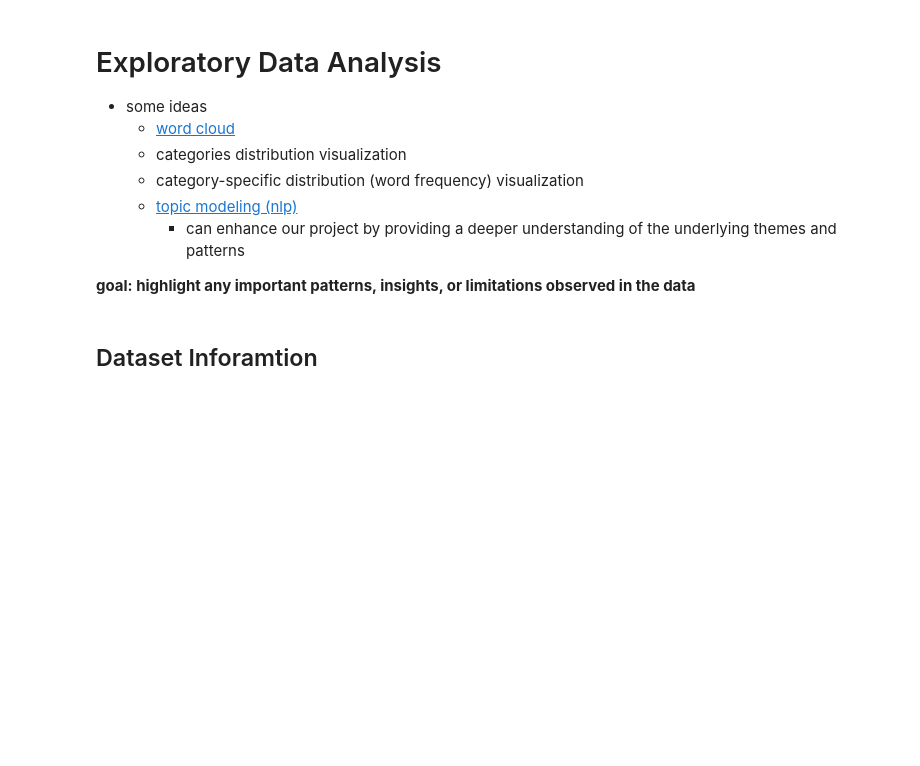
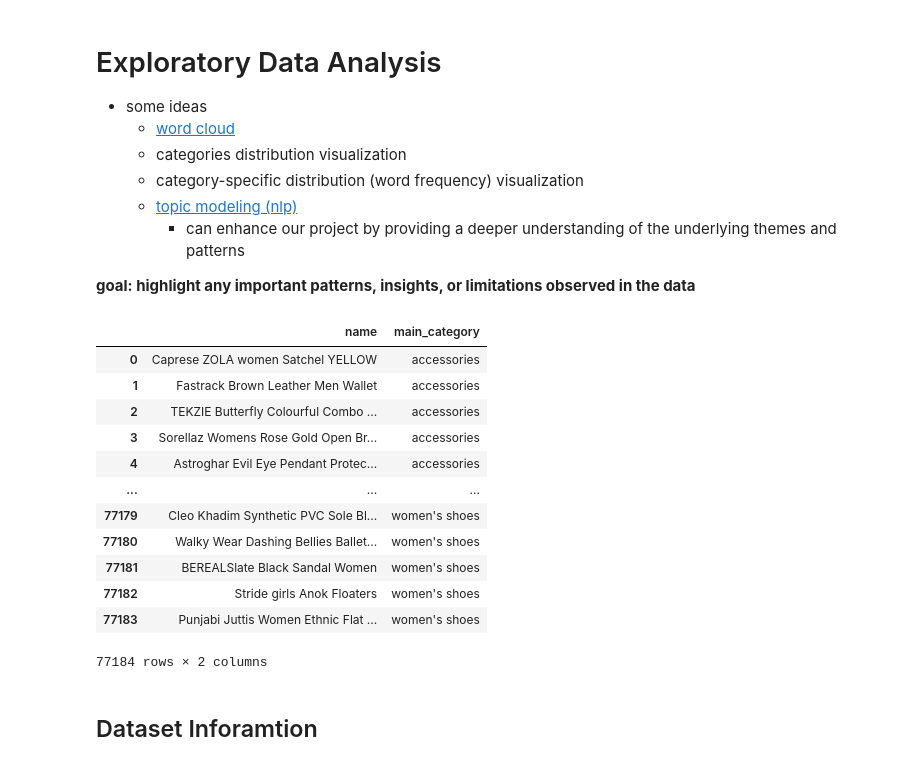
Before and after one commit to bzekeria/cogs109-final-project, a Jupyter notebook: notebooks/02_exploratory_data_analysis.ipynb, the cells around one changed output. Cells and saved outputs as stored; diff of their text form; code cells hidden in the pictures; blank space fills up the shorter version.

```diff
--- a/notebooks/02_exploratory_data_analysis.ipynb
+++ b/notebooks/02_exploratory_data_analysis.ipynb
@@ -23,7 +25,22 @@ pd.options.display.max_colwidth = 1000
 import warnings
 warnings.filterwarnings('ignore')
 # %%
-df = pd.read_csv('data/amazon_products_sampled_cleaned.csv')
+df = pd.read_csv("data/amazon_products_sampled_cleaned.csv")
+df
+# %% [output]
+|  | name | main_category |
+| 0 | Caprese ZOLA women Satchel YELLOW | accessories |
+| 1 | Fastrack Brown Leather Men Wallet | accessories |
+| 2 | TEKZIE Butterfly Colourful Combo ... | accessories |
+| 3 | Sorellaz Womens Rose Gold Open Br... | accessories |
+| 4 | Astroghar Evil Eye Pendant Protec... | accessories |
+| ... | ... | ... |
+| 77179 | Cleo Khadim Synthetic PVC Sole Bl... | women's shoes |
+| 77180 | Walky Wear Dashing Bellies Ballet... | women's shoes |
+| 77181 | BEREALSlate Black Sandal Women | women's shoes |
+| 77182 | Stride girls Anok Floaters | women's shoes |
+| 77183 | Punjabi Juttis Women Ethnic Flat ... | women's shoes |
+77184 rows × 2 columns
 # %% [markdown]
 ## Dataset Inforamtion
 # %%
```
Also changed, not shown: parts of 2 cells of this notebook, 5 other files.
